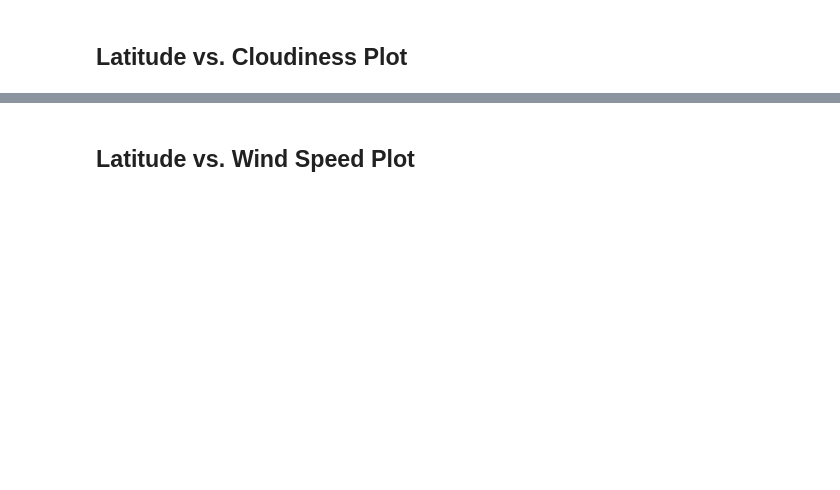
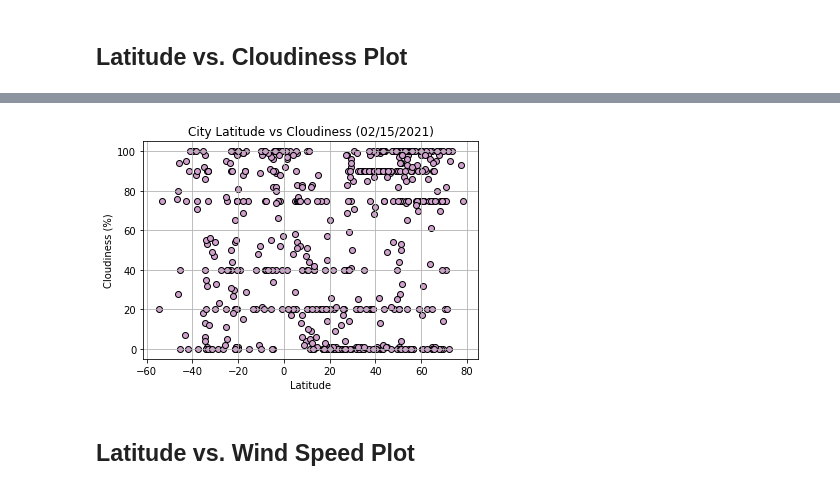
Before and after one commit to elz-harri/06-API-Challenge, a Jupyter notebook: WeatherPy.ipynb, the cells around one changed output, grey strips where cells are left out. Cells and saved outputs as stored; diff of their text form; code cells hidden in the pictures; blank space fills up the shorter version.

```diff
--- a/WeatherPy.ipynb
+++ b/WeatherPy.ipynb
@@ -162,2 +256,16 @@ Int64Index([], dtype='int64')
+# %%
+plt.scatter(lat, cloud, marker='o', facecolors='#cfa1cc', edgecolors='black')
+
+# Incorporate the other graph properties
+plt.title('City Latitude vs Cloudiness (02/15/2021)')
+plt.xlabel('Latitude')
+plt.ylabel('Cloudiness (%)')
+plt.grid(True)
+
+# Save the figure
+plt.savefig('../06-API-Challenge/Output_Data/lat_v_cloud.png')
+plt.show()
+# %% [output]
+[figure, added]
 # %% [markdown]
 ## Latitude vs. Wind Speed Plot
```
Also changed, not shown: parts of 42 cells of this notebook, 8 other files.
